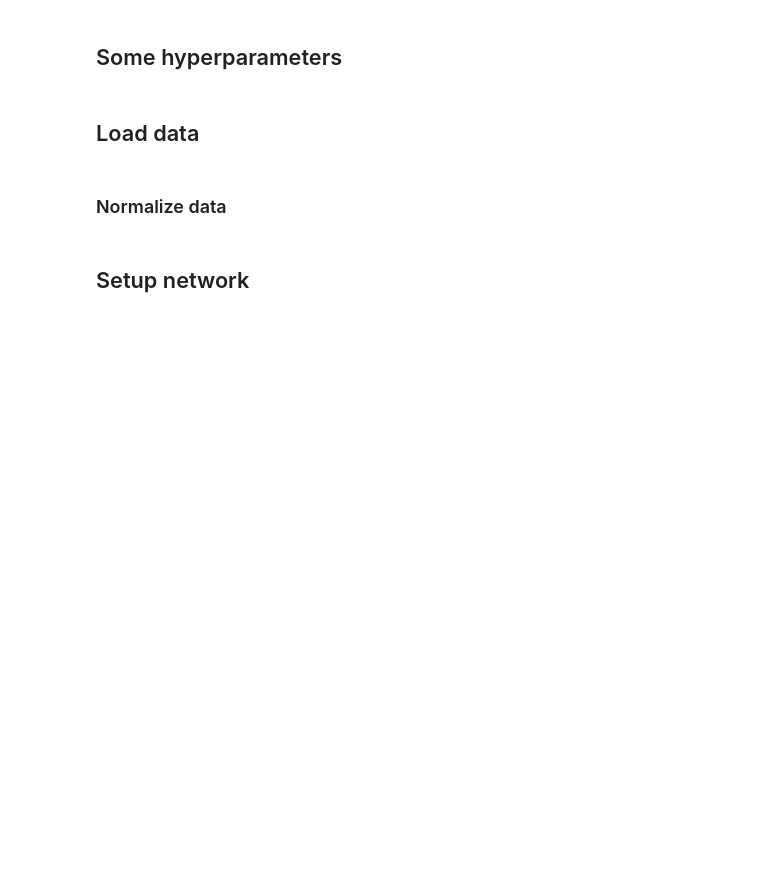
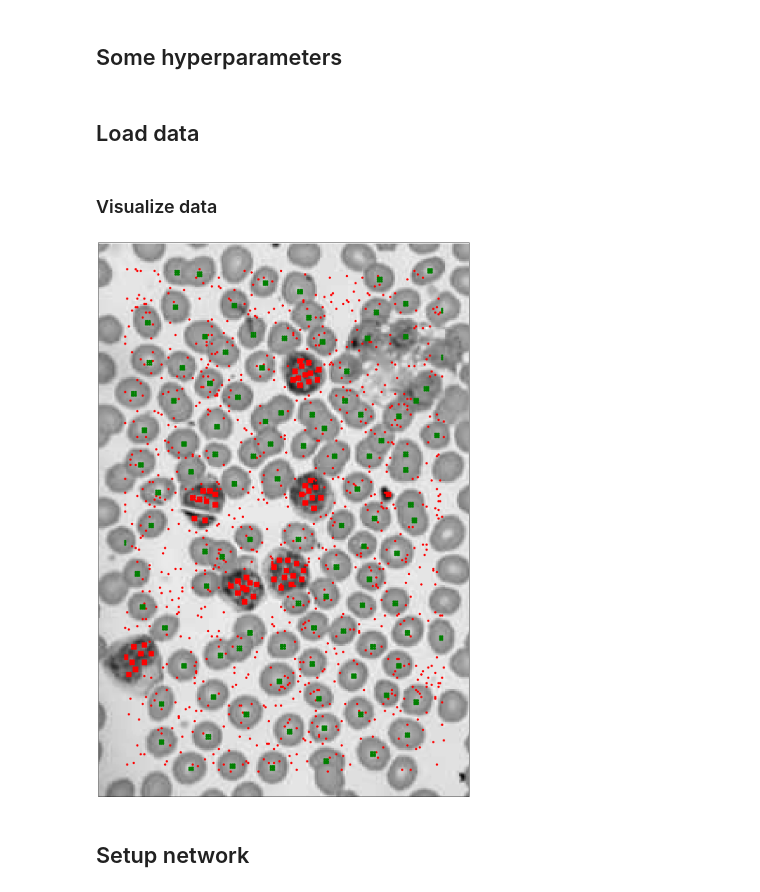
Before and after one commit to johannesu/cnn-cells, a Jupyter notebook: main.ipynb, the cells around one changed output. Cells and saved outputs as stored; diff of their text form; code cells hidden in the pictures; blank space fills up the shorter version.

Commit message:
Using negative samples

```diff
--- a/main.ipynb
+++ b/main.ipynb
@@ -27,7 +27,7 @@ negative_sample_radius = 20
 # %% [markdown]
 ## Load data
 # %%
-t_samples, t_labels, _ = generate_training_data("train",
+t_samples, t_labels, t_img = generate_training_data("train",
                                                 box_size = box_size,
                                                 positive_sample_radius = positive_sample_radius,
                                                 negative_sample_radius = negative_sample_radius)
@@ -36,18 +36,33 @@ v_samples, v_labels, v_img = generate_training_data("validation",
                                                 box_size = box_size,
                                                 positive_sample_radius = positive_sample_radius,
                                                 negative_sample_radius = negative_sample_radius)
+# %%
+mu = t_img.mean()
+sigma = t_img.std()
+
+def normalize(data):
+    return (data - mu)/sigma
+
+t_img = normalize(t_img)
+v_img = normalize(v_img)
 # %% [markdown]
-### Normalize data
+### Visualize data
-# %%
-mu = t_samples.mean()
-sigma = t_samples.std()
-
-def normalize(data):
-    return (data - mu)/sigma
-
-t_samples = normalize(t_samples)
-v_samples = normalize(v_samples)
-v_img = normalize(v_img)
+# %%
+fig, ax = plt.subplots()
+ax.imshow(t_img, interpolation='nearest', cmap=plt.cm.gray)
+pos_ids = [idx for idx in range(len(t_labels)) if t_labels[idx] == 1]
+neg_ids = [idx for idx in range(len(t_labels)) if t_labels[idx] == 0]
+
+plt.plot(t_samples[neg_ids,1], t_samples[neg_ids,0], 'r.', markersize=10, mew=2)
+plt.plot(t_samples[pos_ids,1], t_samples[pos_ids,0], 'g.', markersize=10, mew=2)
+
+ax.axis('image')
+ax.set_xticks([])
+ax.set_yticks([])
+plt.show()
+plt.rcParams['figure.figsize'] = 30,30
+# %% [output]
+[figure, added]
 # %% [markdown]
 ## Setup network
 # %%
```
Also changed, not shown: parts of 3 cells of this notebook, 5 other files.
